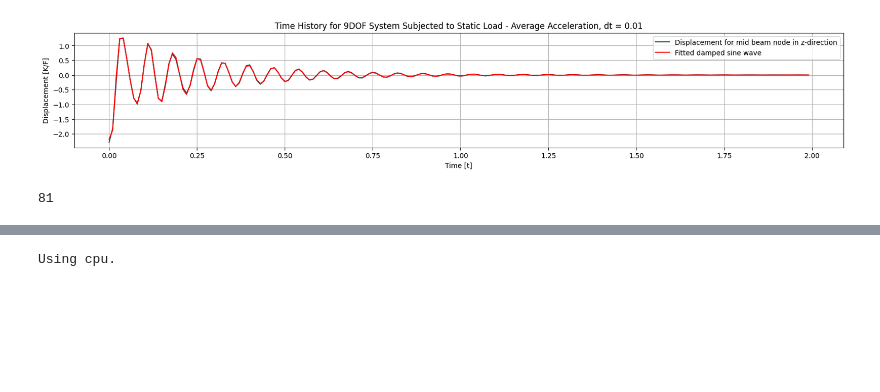
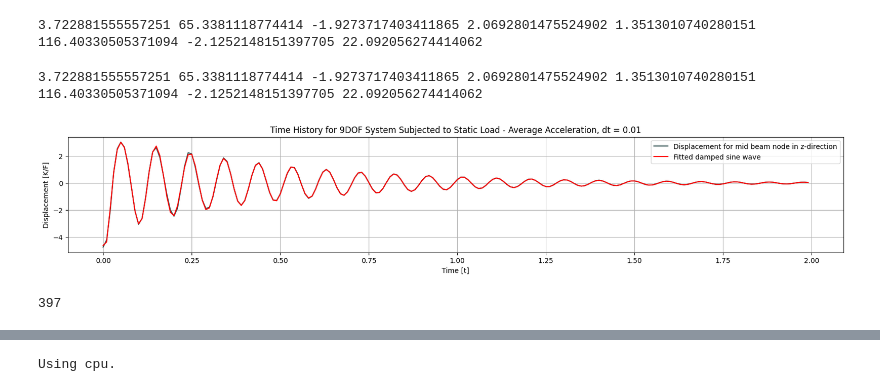
Before and after one commit to hermanliaboe/VelociraptorAI, a Jupyter notebook: GNN/TrussGNN/TrussGNN.ipynb, the cells around one changed output, grey strips where cells are left out. Drawn from its saved outputs; the diff is of its cells as text; code cells hidden in the pictures; blank space fills up the shorter version.

```diff
--- a/GNN/TrussGNN/TrussGNN.ipynb
+++ b/GNN/TrussGNN/TrussGNN.ipynb
@@ -27,7 +27,7 @@ time = np.arange(0,T,dt)
 
 data = []
 current_group = []
-with open('Data\\trussBridgeData.txt') as f:
+with open('Data\\trussBridgeData2.txt') as f:
     for line in f:
         if line.strip():  # If the line is not empty
             row = [float(x) for x in line.split()]
@@ -39,32 +39,36 @@ with open('Data\\trussBridgeData.txt') as f:
 displacement_z_data = np.array(data)
 # %%
 #Load truss data
-data_set = torch.load("Data\\trussDataObjects")
+data_set = torch.load("Data\\trussDataObjects2")
+print(*data_set[120].y[4].tolist())
+# %% [output]
+3.722881555557251 65.3381118774414 -1.9273717403411865 2.0692801475524902 1.3513010740280151 116.40330505371094 -2.1252148151397705 22.092056274414062
 # %%
 #Check an example
-
-fitted = damped_sine_wave_2(time, *data_set[120].y[4])
-id = data_set[120].id
+print(*data_set[120].y[4].tolist())
+fitted = damped_sine_wave_2(time, *data_set[120].y[4].tolist())
+id = data_set[120].bridge_id
 original = displacement_z_data[id][4]
 
 title = 'Time History for 9DOF System Subjected to Static Load - Average Acceleration, dt = '+str(dt)
 f = plt.figure()
 f.set_figwidth(20)
 f.set_figheight(3)
 plt.plot(time, original, color='darkslategrey', label='Displacement for mid beam node in z-direction')
 plt.plot(time, fitted, 'r-', label='Fitted damped sine wave')
 #plt.scatter(time[maxAbsInd], disp[maxAbsInd], color='red', label='Max displacement = '+str(round(disp[maxAbsInd],8)))
 plt.xlabel('Time [t]')
 plt.ylabel('Displacement [K/F]')
 plt.grid()
 plt.legend()
 plt.title(title)
 plt.show()
 
 print(id)
 # %% [output]
+3.722881555557251 65.3381118774414 -1.9273717403411865 2.0692801475524902 1.3513010740280151 116.40330505371094 -2.1252148151397705 22.092056274414062
-[figure, old version]
+[figure, new version]
-81
+397
 # %%
 import datetime
 versj = 1
```
Also changed, not shown: parts of 7 cells of this notebook.
